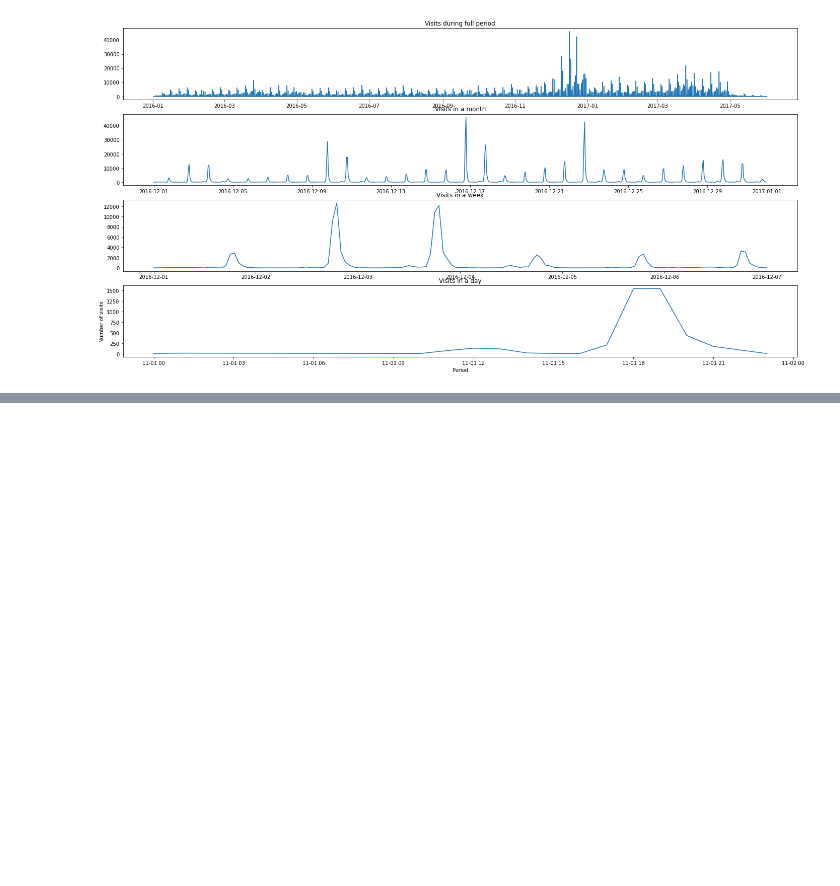
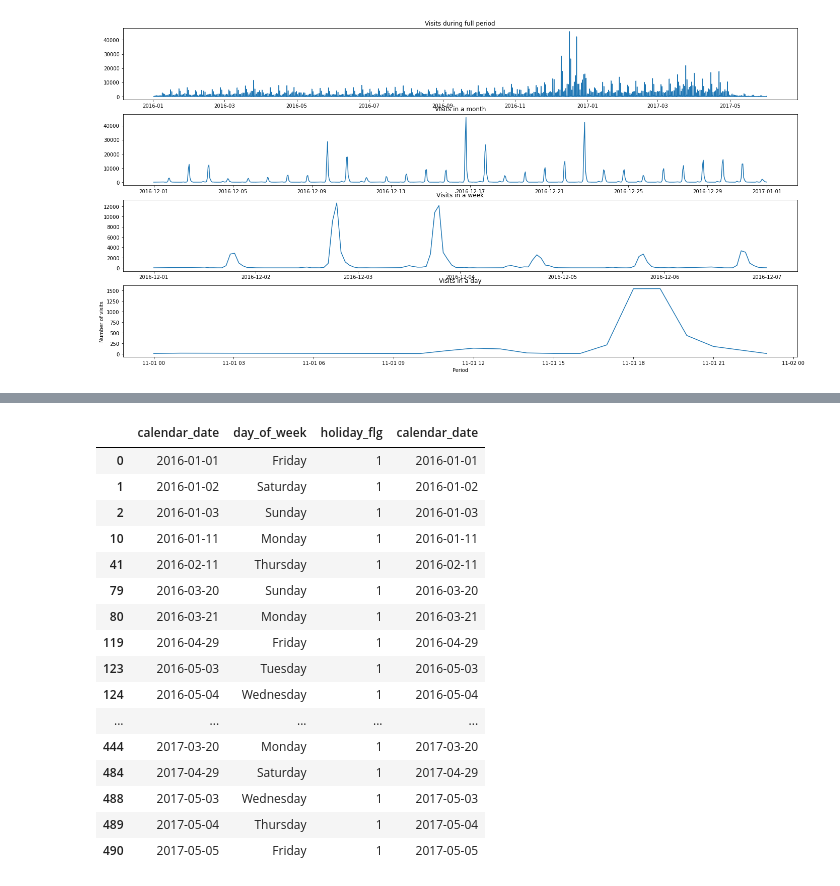
Before and after one commit to kodon0/Data_Sci, a Jupyter notebook: Tensorflow/KOD_restaurant_predictions_tboard_tflow.ipynb, the cells around one changed output, grey strips where cells are left out. Cells and saved outputs as stored; diff of their text form; code cells hidden in the pictures; blank space fills up the shorter version.

```diff
--- a/Tensorflow/KOD_restaurant_predictions_tboard_tflow.ipynb
+++ b/Tensorflow/KOD_restaurant_predictions_tboard_tflow.ipynb
@@ -380,0 +427,2 @@ cum_df_visit.describe()
+# %%
+date_info['calendar_date '] = pd.to_datetime(date_info['calendar_date'])
@@ -380,0 +443,20 @@ cum_df_visit.describe()
+# %%
+date_info[date_info['holiday_flg']==1]
+# %% [output]
+|  | calendar_date | day_of_week | holiday_flg | calendar_date |
+| 0 | 2016-01-01 | Friday | 1 | 2016-01-01 |
+| 1 | 2016-01-02 | Saturday | 1 | 2016-01-02 |
+| 2 | 2016-01-03 | Sunday | 1 | 2016-01-03 |
+| 10 | 2016-01-11 | Monday | 1 | 2016-01-11 |
+| 41 | 2016-02-11 | Thursday | 1 | 2016-02-11 |
+| 79 | 2016-03-20 | Sunday | 1 | 2016-03-20 |
+| 80 | 2016-03-21 | Monday | 1 | 2016-03-21 |
+| 119 | 2016-04-29 | Friday | 1 | 2016-04-29 |
+| 123 | 2016-05-03 | Tuesday | 1 | 2016-05-03 |
+| 124 | 2016-05-04 | Wednesday | 1 | 2016-05-04 |
+| ... | ... | ... | ... | ... |
+| 444 | 2017-03-20 | Monday | 1 | 2017-03-20 |
+| 484 | 2017-04-29 | Saturday | 1 | 2017-04-29 |
+| 488 | 2017-05-03 | Wednesday | 1 | 2017-05-03 |
+| 489 | 2017-05-04 | Thursday | 1 | 2017-05-04 |
+| 490 | 2017-05-05 | Friday | 1 | 2017-05-05 |
```
Also changed, not shown: parts of 28 cells of this notebook.
